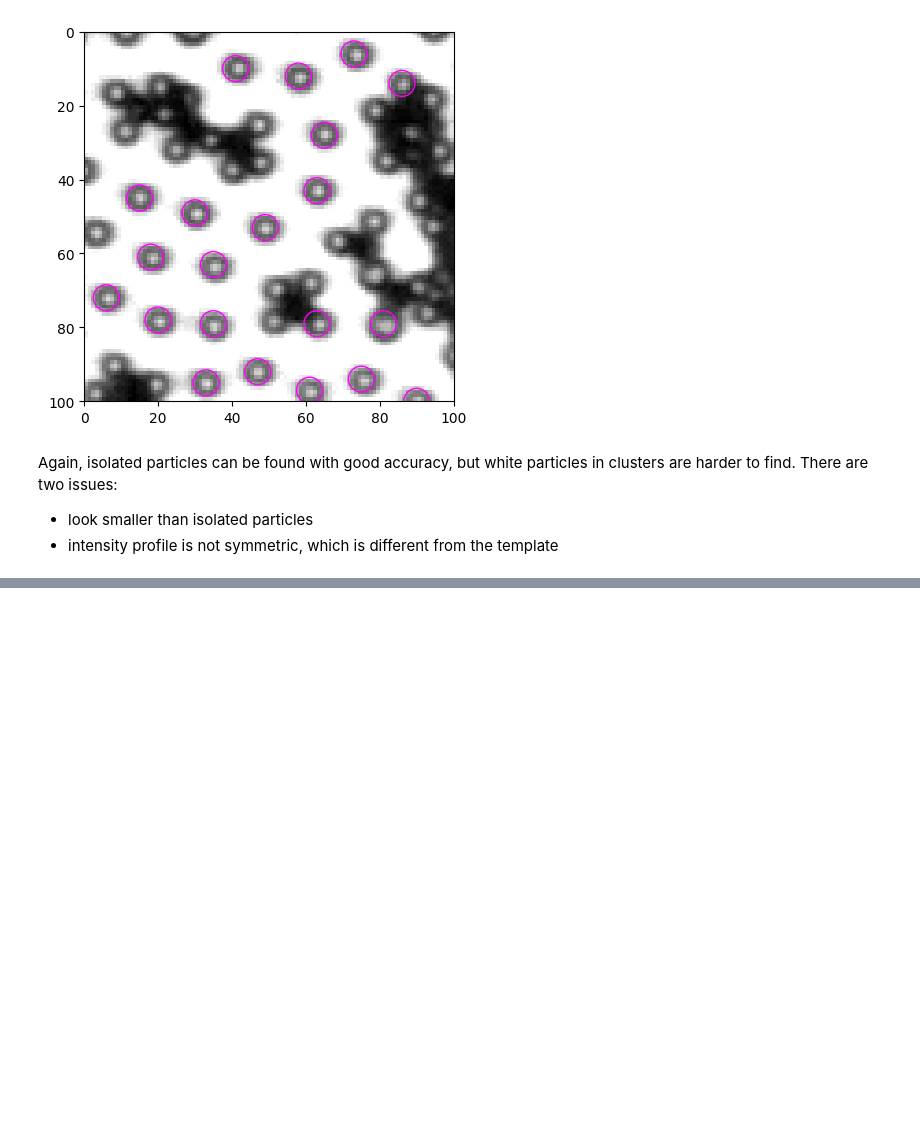
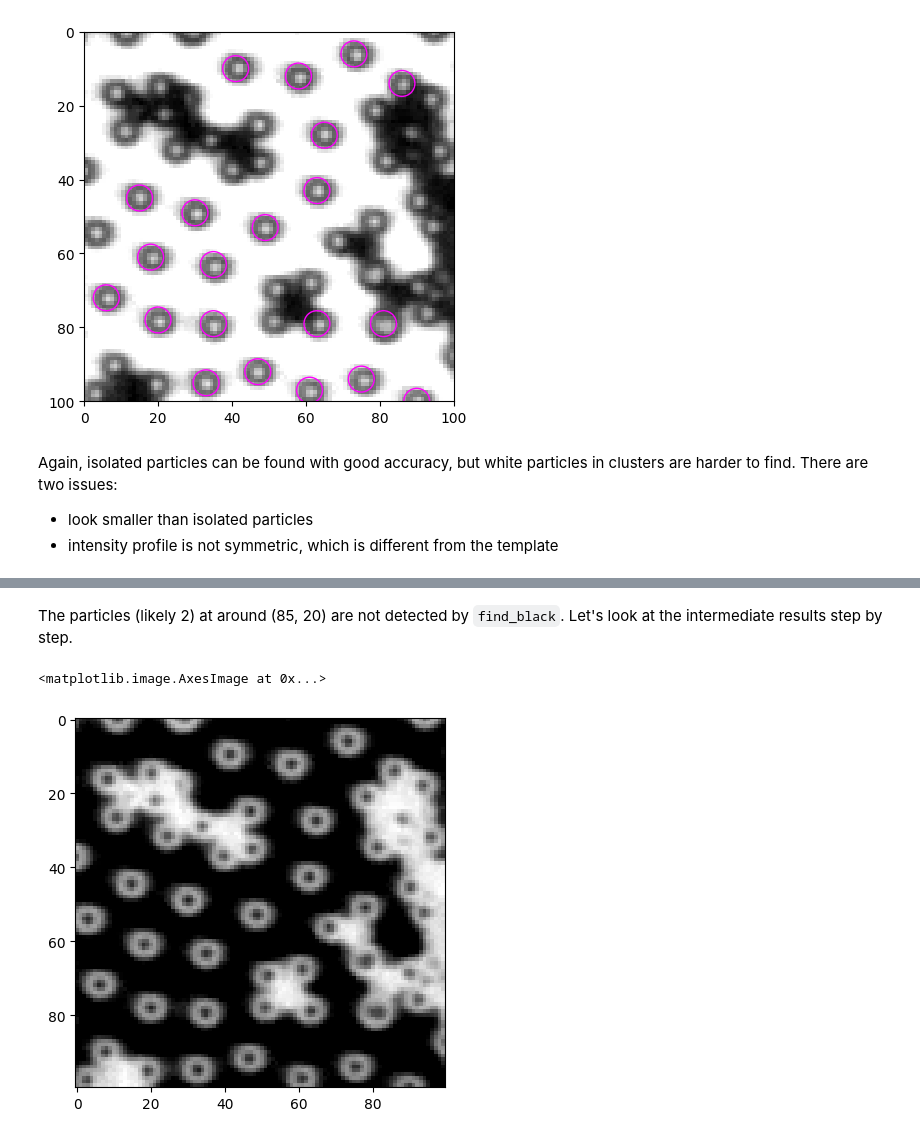
Before and after one commit to ZLoverty/bwtrack, a Jupyter notebook: docs/source/2023-01-29_new-issue-with-black.ipynb, the cells around one changed output, grey strips where cells are left out. Drawn from its saved outputs; the diff is of its cells as text; code cells hidden in the pictures; blank space fills up the shorter version.

```diff
--- a/docs/source/2023-01-29_new-issue-with-black.ipynb
+++ b/docs/source/2023-01-29_new-issue-with-black.ipynb
@@ -101,0 +126,11 @@ Again, isolated particles can be found with good accuracy, but white particles i
+# %% [markdown]
+The particles (likely 2) at around (85, 20) are not detected by `find_black`. Let's look at the intermediate results step by step.
+# %%
+# 1. inverted image
+I = img[:100, :100]
+I = to8bit(I)
+inv_img = 255 - I
+plt.imshow(inv_img, cmap="gray")
+# %% [output]
+<matplotlib.image.AxesImage at 0x...>
+[figure, added]
```
Also changed, not shown: parts of 22 cells of this notebook.
